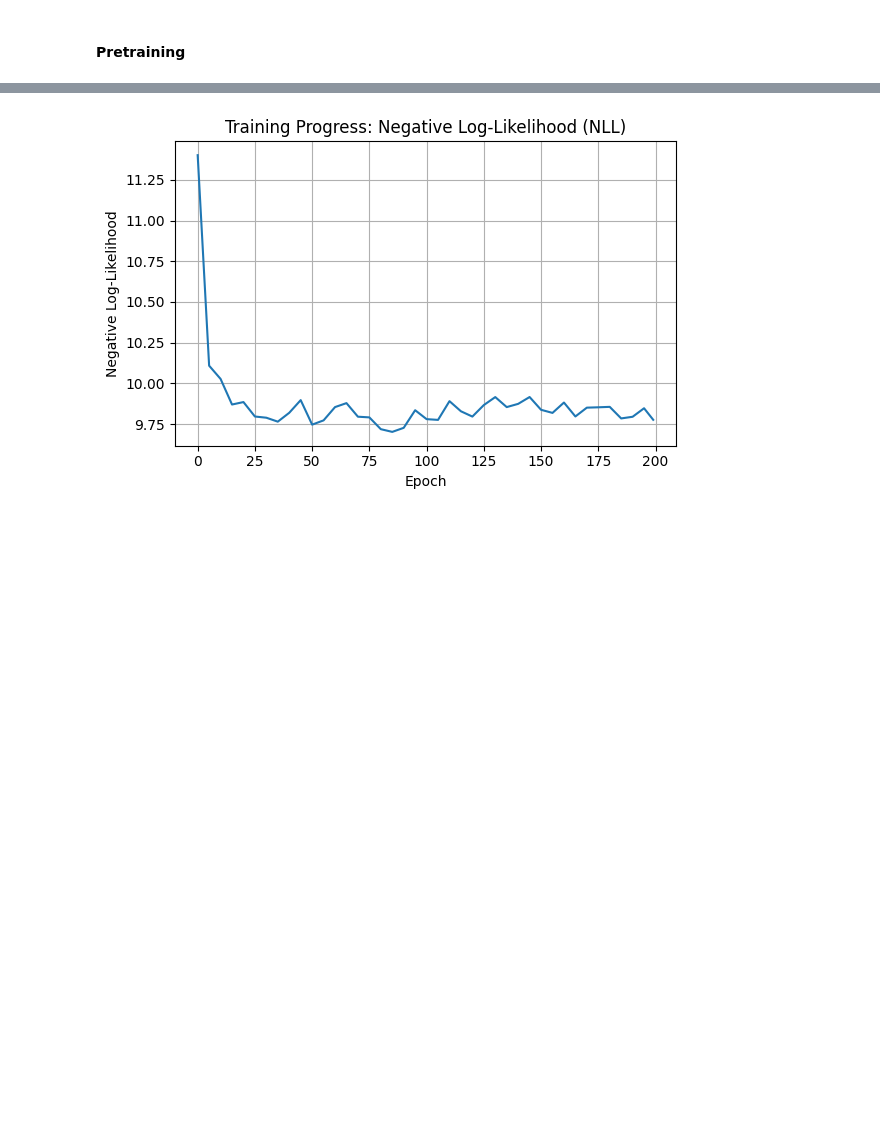
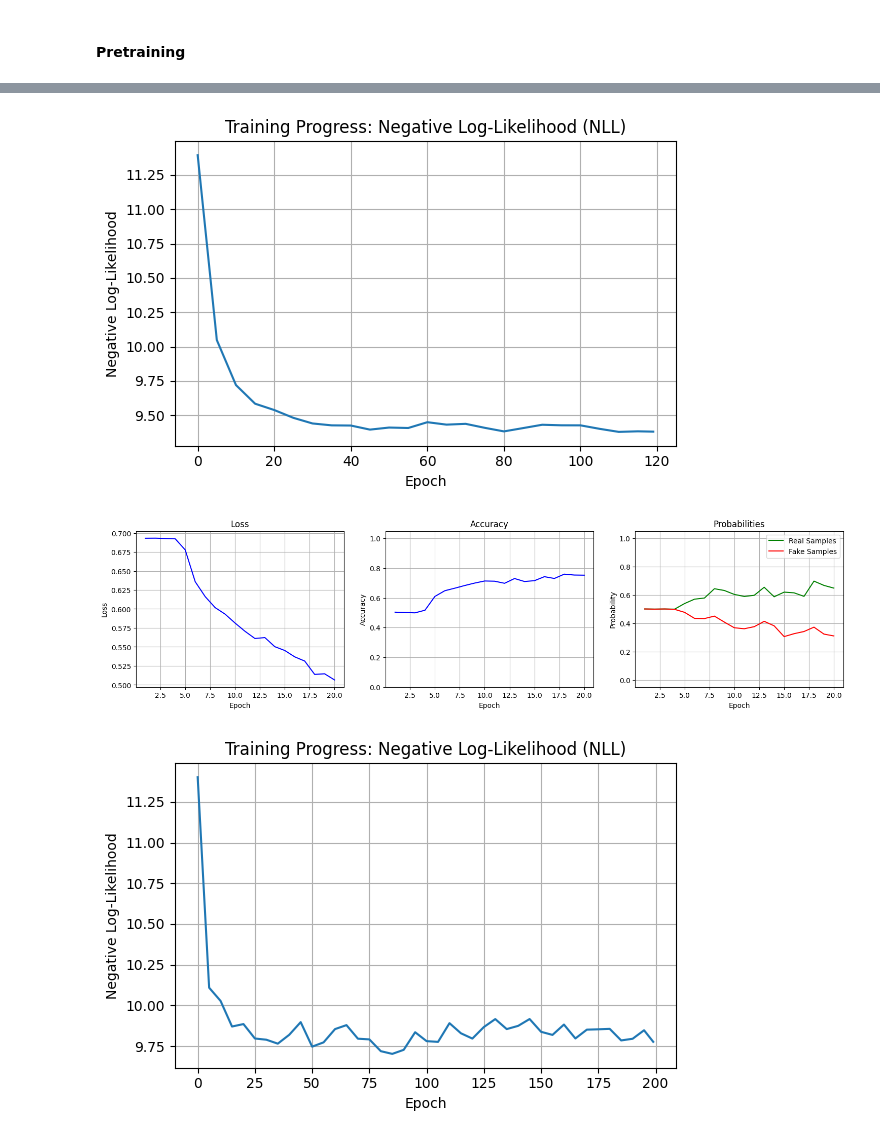
Before and after one commit to FrensiZ/SeqGAN, a Jupyter notebook: SeqGAN_NEW.ipynb, the cells around one changed output, grey strips where cells are left out. Cells and saved outputs as stored; diff of their text form; code cells hidden in the pictures; blank space fills up the shorter version.

```diff
--- a/SeqGAN_NEW.ipynb
+++ b/SeqGAN_NEW.ipynb
@@ -613,3 +909,9 @@ Discriminator pretraining finished!
+# %%
+plot_generator_training("generator_train.txt")
+plot_discriminator_training('discriminator_pretrain.txt')
+# %% [output]
+[figure, added]
+[figure, added]
 # %%
 plot_generator_training("NEW_experiment-log.txt")
 plot_discriminator_training('discriminator_pretrain.txt')
```
Also changed, not shown: parts of 19 cells of this notebook, 5 other files.
